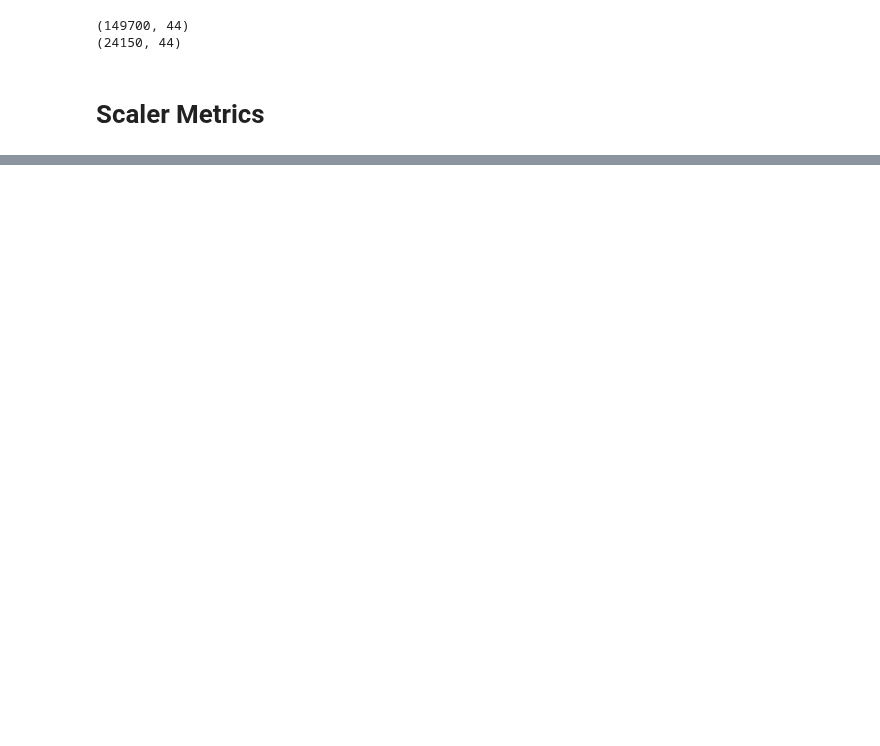
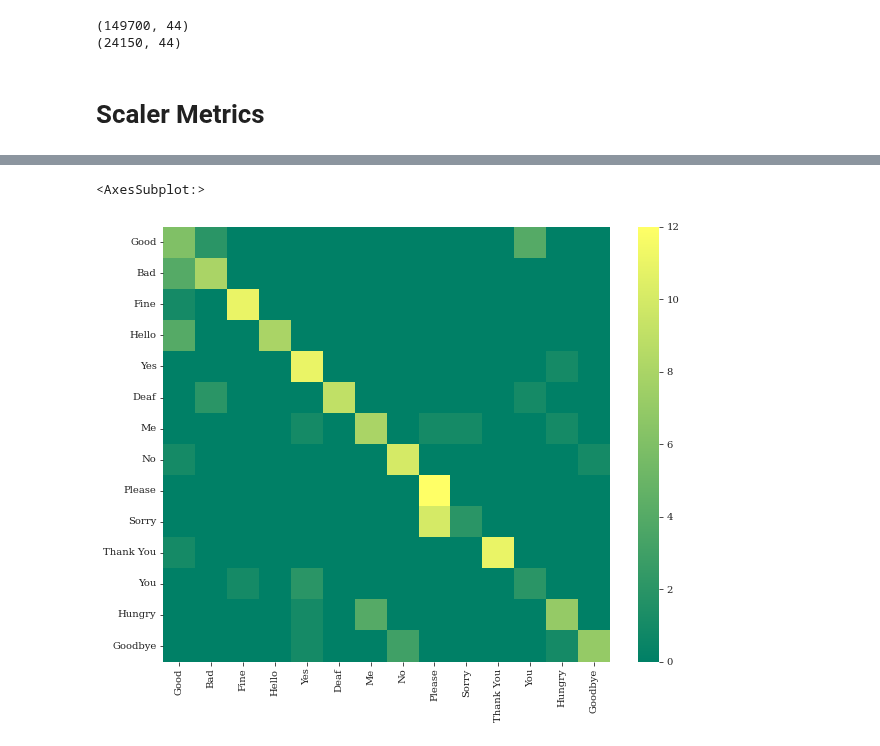
Before and after one commit to atick-faisal/Sign-Language-Recognition, a Jupyter notebook: core/src/notebooks/AlgorithmDL.ipynb, the cells around one changed output, grey strips where cells are left out. Cells and saved outputs as stored; diff of their text form; code cells hidden in the pictures; blank space fills up the shorter version.

```diff
--- a/core/src/notebooks/AlgorithmDL.ipynb
+++ b/core/src/notebooks/AlgorithmDL.ipynb
@@ -309,2 +295,18 @@ plt.show()
 # %%
 # tf.keras.backend.clear_session()
+# %%
+from sklearn.metrics import (
+    classification_report,
+    precision_score,
+    recall_score,
+    f1_score,
+    accuracy_score,
+    confusion_matrix
+)
+
+y_pred = np.argmax(model.predict(np.split(X_test, len(Config.INFERENCE_FEATURES), axis=-1)), axis=1)
+print(precision_score(y_test, y_pred, average="macro"))
+print(recall_score(y_test, y_pred, average="macro"))
+print(f1_score(y_test, y_pred, average="macro"))
+print(accuracy_score(y_test, y_pred))
+print(classification_report(y_test, y_pred))
@@ -311,3 +331,12 @@ plt.show()
+# %%
+import seaborn as sns
+
+plt.figure(figsize=(10, 8))
+cm = confusion_matrix(y_test, y_pred)
+sns.heatmap(cm, xticklabels=Config.GESTURES, yticklabels=Config.GESTURES, cmap="summer")
+# %% [output]
+<AxesSubplot:>
+[figure, added]
 # %%
 import joblib
 joblib.dump(scaler, "../../../models/scaler.joblib")
```
Also changed, not shown: parts of 10 cells of this notebook, 2 other files.
